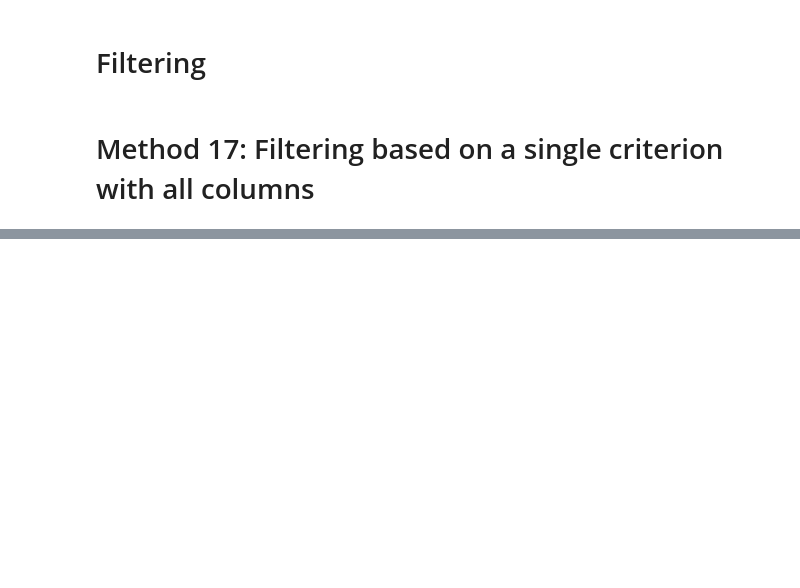
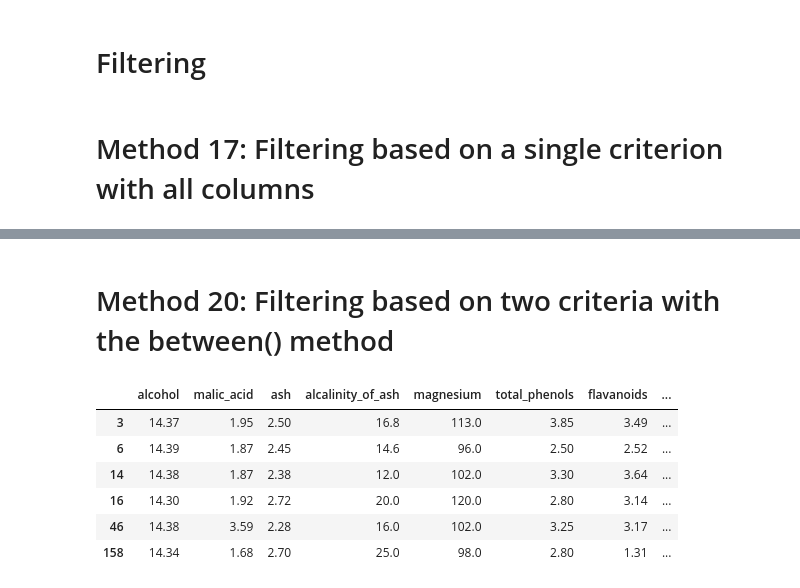
Before and after one commit to moesteelo/Subsetting-a-Pandas-DataFrame, a Jupyter notebook: Subsetting-Pandas-DataFrame.ipynb, the cells around one changed output, grey strips where cells are left out. Drawn from its saved outputs; the diff is of its cells as text; code cells hidden in the pictures; blank space fills up the shorter version.

```diff
--- a/Subsetting-Pandas-DataFrame.ipynb
+++ b/Subsetting-Pandas-DataFrame.ipynb
@@ -354,0 +406,14 @@ df
+# %% [markdown]
+# Method 20: Filtering based on two criteria with the between() method
+# %%
+# A similar type of filtering discussed in Method 19 can be achieved using the between() method
+
+df[df['alcohol'].between(14.3, 14.6)]
+# %% [output]
+|  | alcohol | malic_acid | ash | alcalinity_of_ash | magnesium | total_phenols | flavanoids | ... |
+| 3 | 14.37 | 1.95 | 2.50 | 16.8 | 113.0 | 3.85 | 3.49 | ... |
+| 6 | 14.39 | 1.87 | 2.45 | 14.6 | 96.0 | 2.50 | 2.52 | ... |
+| 14 | 14.38 | 1.87 | 2.38 | 12.0 | 102.0 | 3.30 | 3.64 | ... |
+| 16 | 14.30 | 1.92 | 2.72 | 20.0 | 120.0 | 2.80 | 3.14 | ... |
+| 46 | 14.38 | 3.59 | 2.28 | 16.0 | 102.0 | 3.25 | 3.17 | ... |
+| 158 | 14.34 | 1.68 | 2.70 | 25.0 | 98.0 | 2.80 | 1.31 | ... |
```
Also changed, not shown: parts of 7 cells of this notebook.
